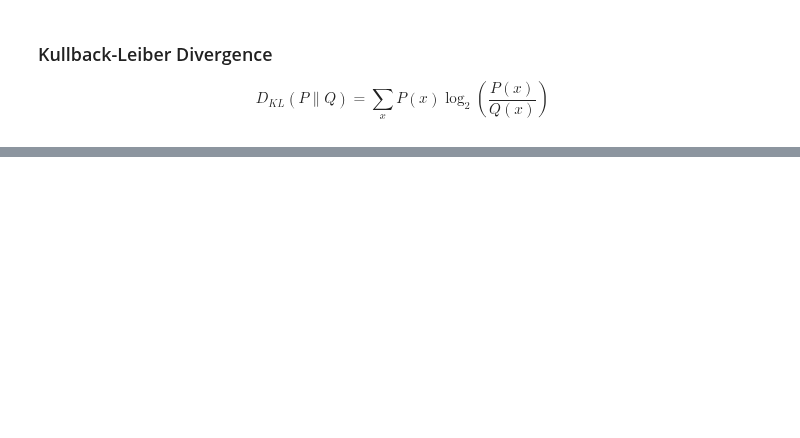
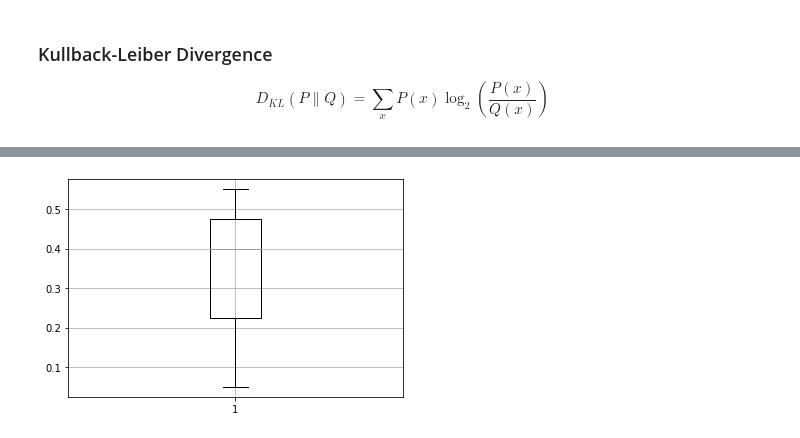
Before and after one commit to ejrueda/MasterUFPA, a Jupyter notebook: Proyectos/BioInformática/KLD.ipynb, the cells around one changed output, grey strips where cells are left out. Cells and saved outputs as stored; diff of their text form; code cells hidden in the pictures; blank space fills up the shorter version.

```diff
--- a/Proyectos/BioInformática/KLD.ipynb
+++ b/Proyectos/BioInformática/KLD.ipynb
@@ -411,0 +425,5 @@ plt.legend();
+# %%
+plt.grid()
+plt.boxplot(p);
+# %% [output]
+[figure, added]
```
Also changed, not shown: parts of 18 cells of this notebook, 26 other files.
